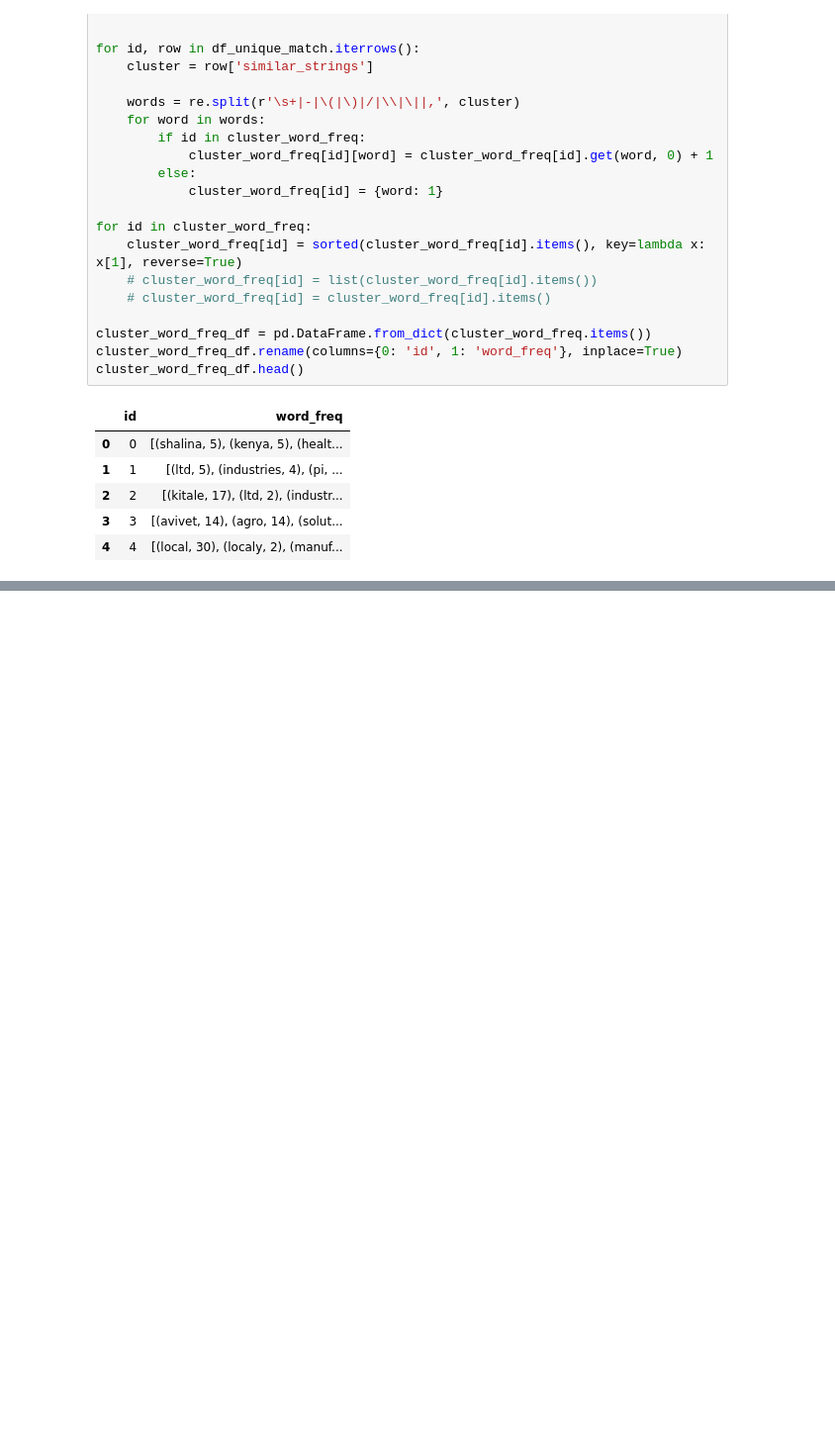
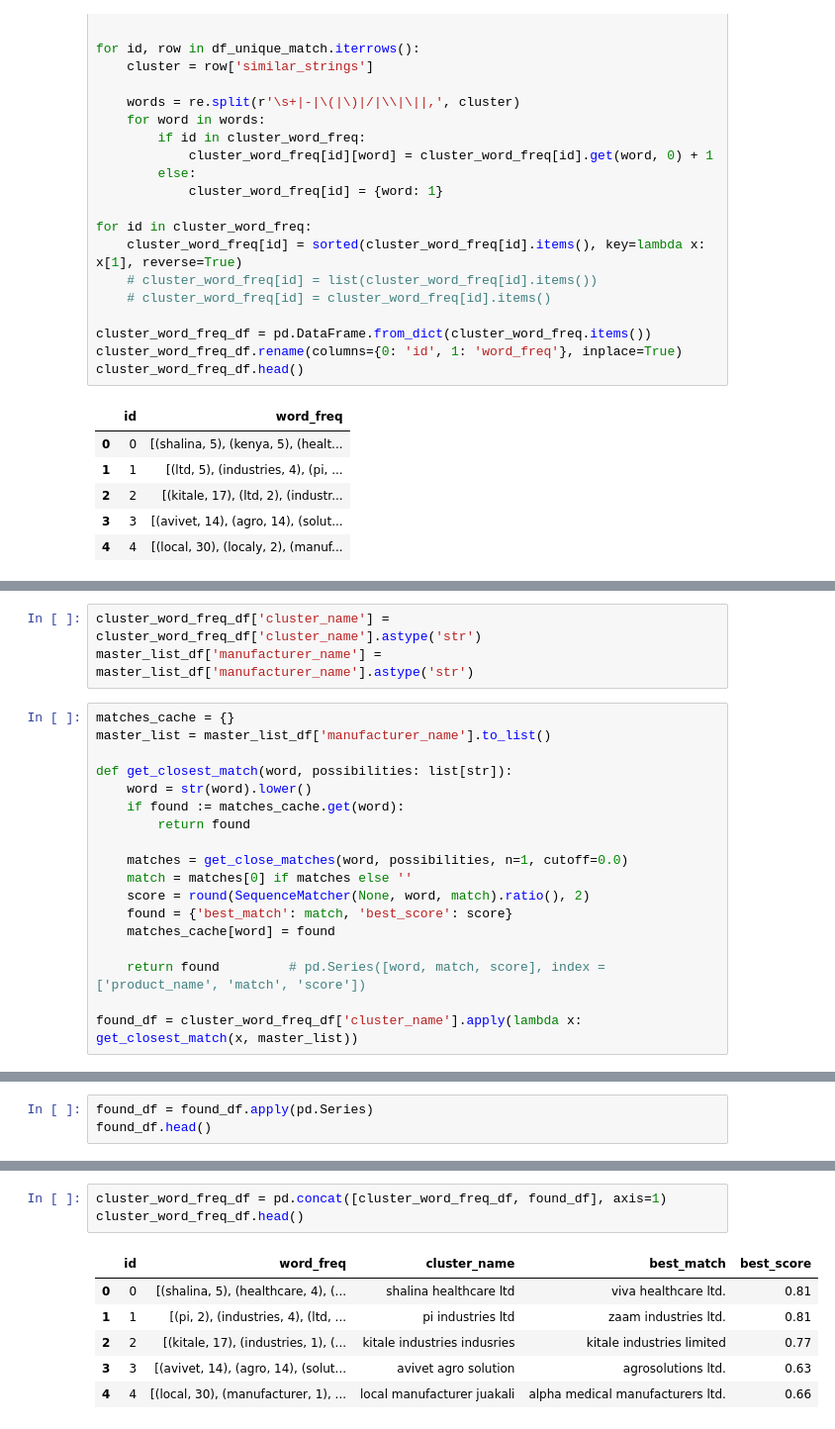
Before and after one commit to natbernard/Clustering-for-Product-Matching, a Jupyter notebook: model/string_matching_algorithm.ipynb, the cells around one changed output, grey strips where cells are left out. Shown: that part at 99% size. Drawn from its saved outputs; the diff is of its cells as text; blank space fills up the shorter version.

```diff
--- a/model/string_matching_algorithm.ipynb
+++ b/model/string_matching_algorithm.ipynb
@@ -371,0 +402,21 @@ cluster_word_freq_df[:50]
+# %%
+cluster_word_freq_df['cluster_name'] = cluster_word_freq_df['cluster_name'].astype('str')
+master_list_df['manufacturer_name'] = master_list_df['manufacturer_name'].astype('str')
+# %%
+matches_cache = {}
+master_list = master_list_df['manufacturer_name'].to_list()
+
+def get_closest_match(word, possibilities: list[str]):
+    word = str(word).lower()
+    if found := matches_cache.get(word):
+        return found
+
+    matches = get_close_matches(word, possibilities, n=1, cutoff=0.0)
+    match = matches[0] if matches else ''
+    score = round(SequenceMatcher(None, word, match).ratio(), 2)
+    found = {'best_match': match, 'best_score': score}
+    matches_cache[word] = found
+
+    return found         # pd.Series([word, match, score], index = ['product_name', 'match', 'score'])
+
+found_df = cluster_word_freq_df['cluster_name'].apply(lambda x: get_closest_match(x, master_list))
@@ -371,0 +429,3 @@ cluster_word_freq_df[:50]
+# %%
+found_df = found_df.apply(pd.Series)
+found_df.head()
@@ -371,0 +439,10 @@ cluster_word_freq_df[:50]
+# %%
+cluster_word_freq_df = pd.concat([cluster_word_freq_df, found_df], axis=1)
+cluster_word_freq_df.head()
+# %% [output]
+|  | id | word_freq | cluster_name | best_match | best_score |
+| 0 | 0 | [(shalina, 5), (healthcare, 4), (... | shalina healthcare ltd | viva healthcare ltd. | 0.81 |
+| 1 | 1 | [(pi, 2), (industries, 4), (ltd, ... | pi industries ltd | zaam industries ltd. | 0.81 |
+| 2 | 2 | [(kitale, 17), (industries, 1), (... | kitale industries indusries | kitale industries limited | 0.77 |
+| 3 | 3 | [(avivet, 14), (agro, 14), (solut... | avivet agro solution | agrosolutions ltd. | 0.63 |
+| 4 | 4 | [(local, 30), (manufacturer, 1), ... | local manufacturer juakali | alpha medical manufacturers ltd. | 0.66 |
```
Also changed, not shown: parts of 16 cells of this notebook.
